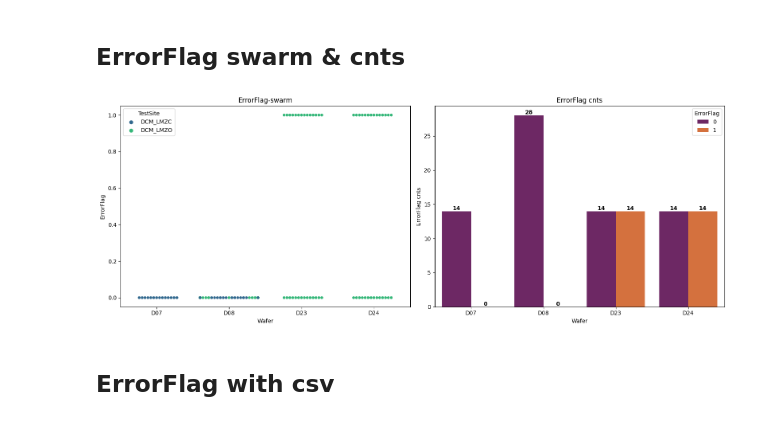
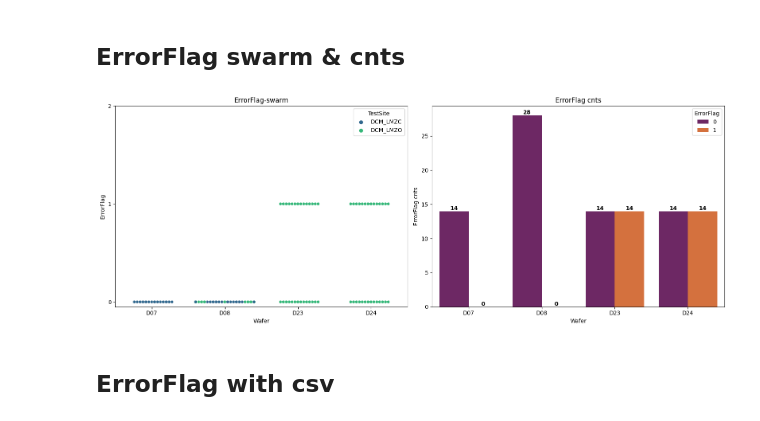
Before and after one commit to doale2/project_main, a Jupyter notebook: doc/Analysis_result.ipynb, the cells around one changed output. Cells and saved outputs as stored; diff of their text form; code cells hidden in the pictures.

```diff
--- a/doc/Analysis_result.ipynb
+++ b/doc/Analysis_result.ipynb
@@ -14,7 +14,7 @@ folder_list = os.listdir(folder_path)
 # %% [markdown]
 <span style="color: #FF0000; font-weight: bold; font-size: 24px;">분석 시간에 해당하는 정보를 입력하세요 ‼</span>
 # %%
-time_info = '20230604_222709' # '' 사이에 올바른 형식으로 입력하세요
+time_info = '20230605_034540' # '' 사이에 올바른 형식으로 입력하세요
 # %%
 file_name = f'analysis_result_{time_info}.csv'
 file_path = os.path.join(folder_path, time_info, file_name)
@@ -51,25 +51,28 @@ Text(0.5, 1.0, 'Data cnts')
 # %%
 plt.figure(figsize=(16, 6))
 
 # 왼쪽 subplot에 swarmplot
 plt.subplot(1, 2, 1)
 sns.swarmplot(x='Wafer', y='ErrorFlag', data=data, hue='TestSite',
               hue_order=['DCM_LMZC', 'DCM_LMZO'], palette='viridis')
+
+plt.yticks([0, 1, 2])
+
 plt.title('ErrorFlag-swarm')
 
 # 오른쪽 subplot에 countplot
 plt.subplot(1, 2, 2)
 sns.countplot(x='Wafer', hue='ErrorFlag', data=data, palette='inferno')
 plt.xlabel('Wafer')
 plt.ylabel('ErrorFlag cnts')
 plt.title('ErrorFlag cnts')
 for p in plt.gca().patches:
     plt.gca().annotate(f'{int(p.get_height())}', (p.get_x() + p.get_width() / 2, p.get_height()),
                        ha='center', va='center', xytext=(0, 5), textcoords='offset points', fontweight='bold')
 
 plt.tight_layout()
 # %% [output]
-[figure, old version]
+[figure, new version]
 # %% [markdown]
 ## ErrorFlag with csv
 # %%
```
Also changed, not shown: parts of 10 cells of this notebook, 3 other files.
